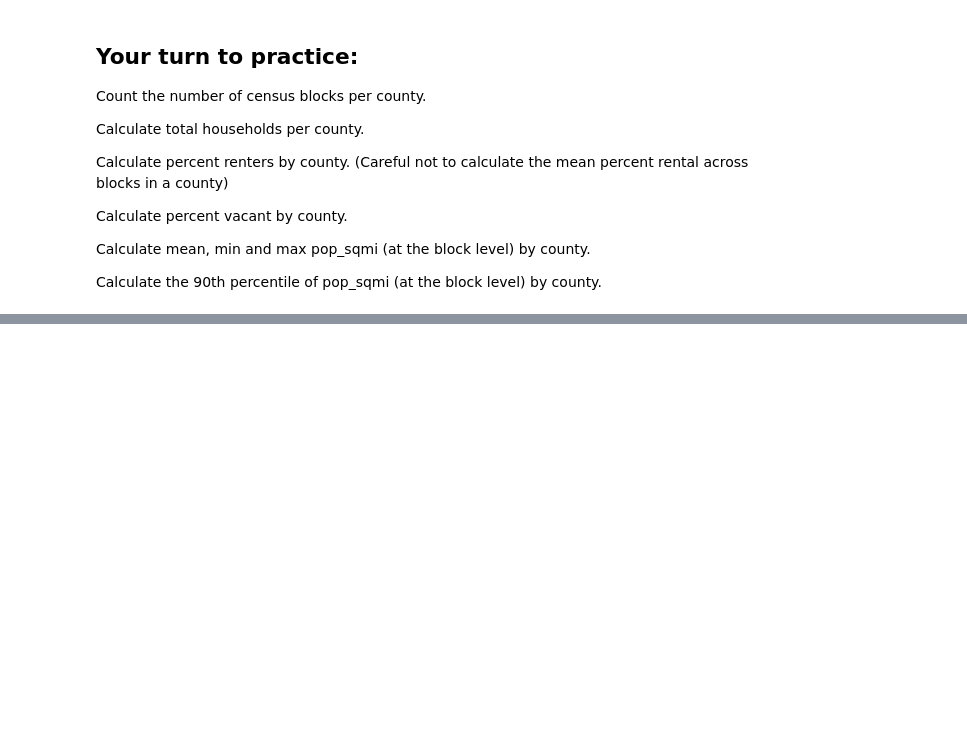
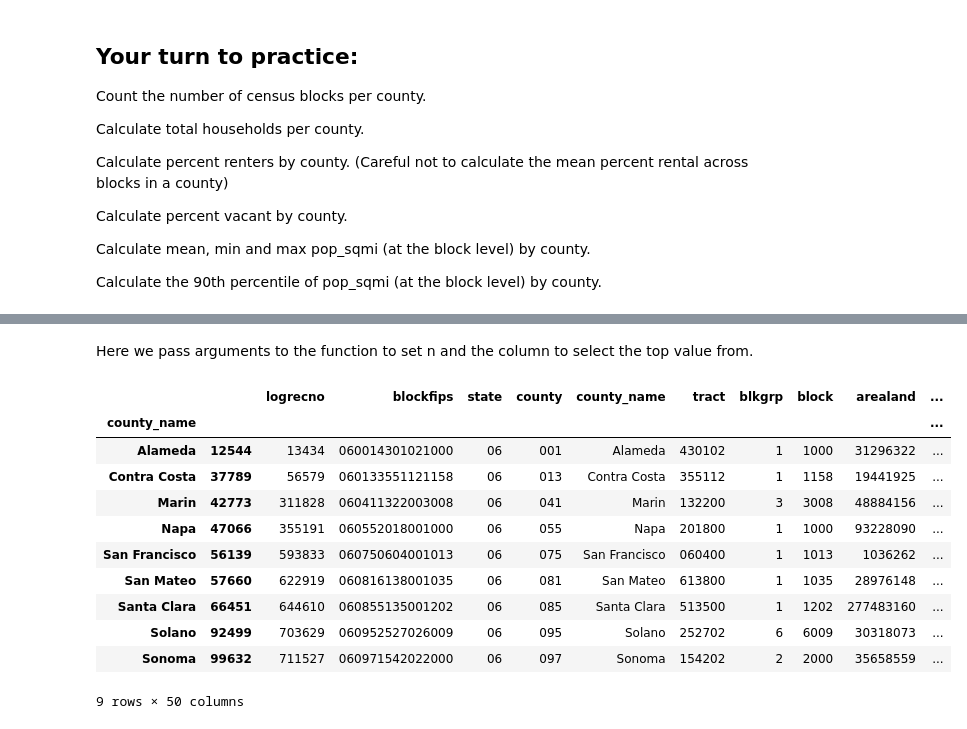
Before and after one commit to waddell/urban-informatics-and-visualization, a Jupyter notebook: Session 16 - Oct 19 - Pandas Data Science Part 1/data-science-part-1.ipynb, the cells around one changed output, grey strips where cells are left out. Drawn from its saved outputs; the diff is of its cells as text; code cells hidden in the pictures; blank space fills up the shorter version.

```diff
--- a/Session 16 - Oct 19 - Pandas Data Science Part 1/data-science-part-1.ipynb
+++ b/Session 16 - Oct 19 - Pandas Data Science Part 1/data-science-part-1.ipynb
@@ -140,0 +349,17 @@ Calculate the 90th percentile of pop_sqmi (at the block level) by county.
+# %% [markdown]
+Here we pass arguments to the function to set n and the column to select the top value from.
+# %%
+sf1.groupby('county_name').apply(top, n=1, column='arealand')
+# %% [output]
+|  |  | logrecno | blockfips | state | county | county_name | tract | blkgrp | block | arealand | ... |
+| county_name |  |  |  |  |  |  |  |  |  |  | ... |
+| Alameda | 12544 | 13434 | 060014301021000 | 06 | 001 | Alameda | 430102 | 1 | 1000 | 31296322 | ... |
+| Contra Costa | 37789 | 56579 | 060133551121158 | 06 | 013 | Contra Costa | 355112 | 1 | 1158 | 19441925 | ... |
+| Marin | 42773 | 311828 | 060411322003008 | 06 | 041 | Marin | 132200 | 3 | 3008 | 48884156 | ... |
+| Napa | 47066 | 355191 | 060552018001000 | 06 | 055 | Napa | 201800 | 1 | 1000 | 93228090 | ... |
+| San Francisco | 56139 | 593833 | 060750604001013 | 06 | 075 | San Francisco | 060400 | 1 | 1013 | 1036262 | ... |
+| San Mateo | 57660 | 622919 | 060816138001035 | 06 | 081 | San Mateo | 613800 | 1 | 1035 | 28976148 | ... |
+| Santa Clara | 66451 | 644610 | 060855135001202 | 06 | 085 | Santa Clara | 513500 | 1 | 1202 | 277483160 | ... |
+| Solano | 92499 | 703629 | 060952527026009 | 06 | 095 | Solano | 252702 | 6 | 6009 | 30318073 | ... |
+| Sonoma | 99632 | 711527 | 060971542022000 | 06 | 097 | Sonoma | 154202 | 2 | 2000 | 35658559 | ... |
+9 rows × 50 columns
```
Also changed, not shown: parts of 32 cells of this notebook.
